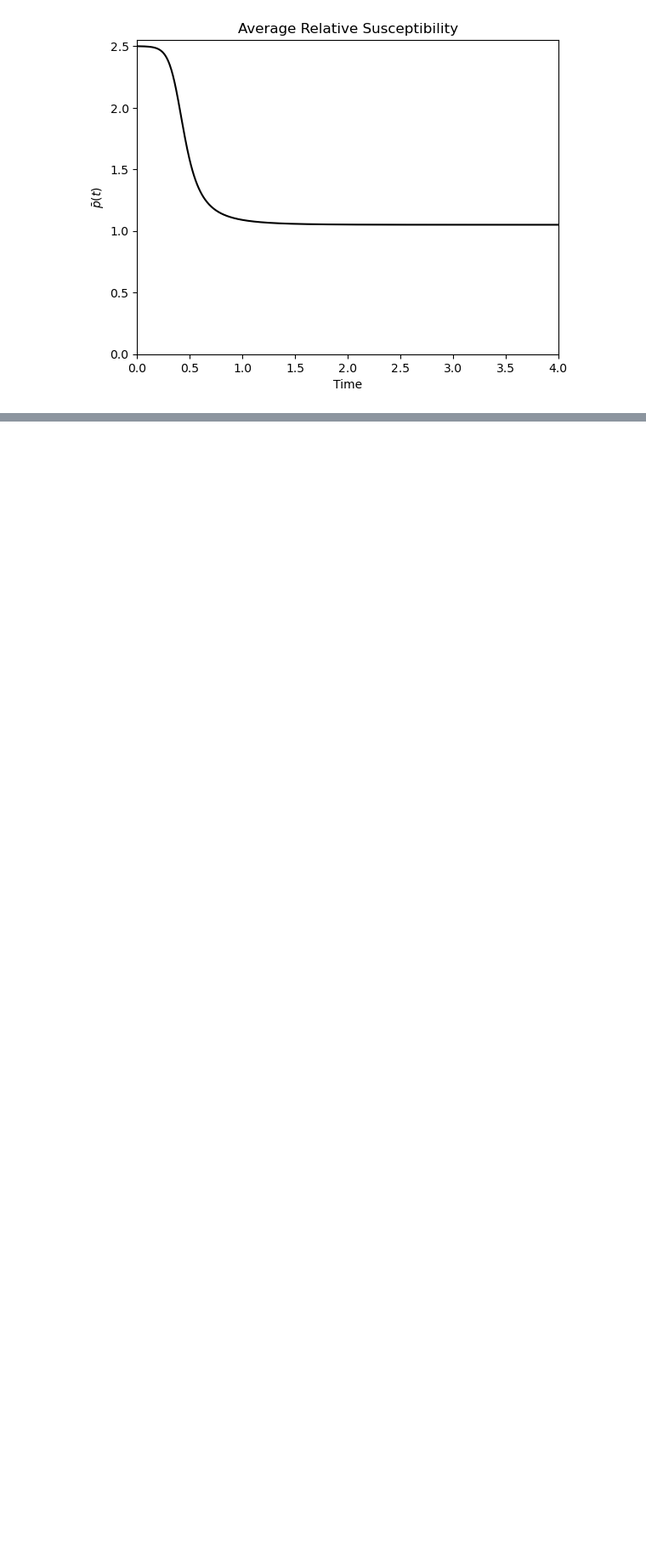
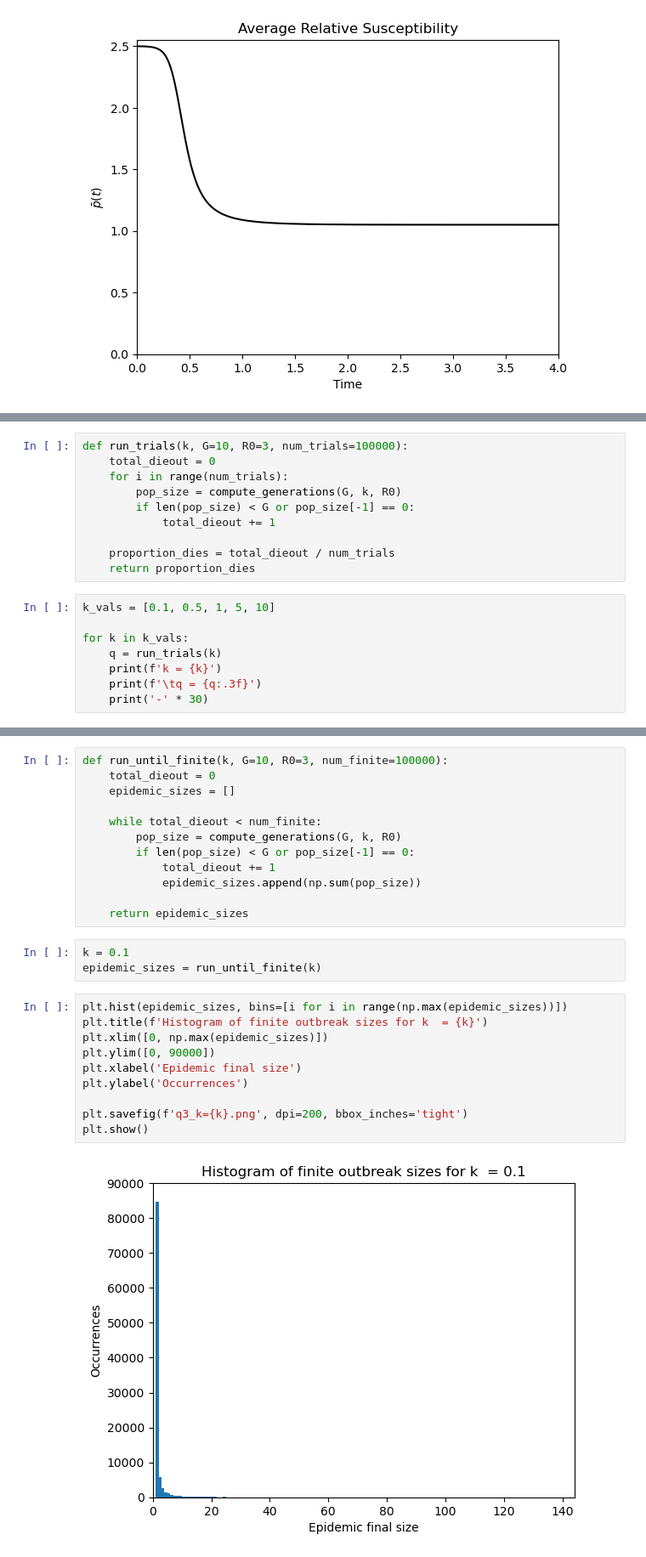
Before and after one commit to mbyers31/sp24-csci7000, a Jupyter notebook: homeworks/hw3.ipynb, the cells around one changed output, grey strips where cells are left out. Shown: that part at 85% size. Cells and saved outputs as stored; diff of their text form; blank space fills up the shorter version.

```diff
--- a/homeworks/hw3.ipynb
+++ b/homeworks/hw3.ipynb
@@ -155,0 +183,18 @@ plt.show()
+# %%
+def run_trials(k, G=10, R0=3, num_trials=100000):
+    total_dieout = 0
+    for i in range(num_trials):
+        pop_size = compute_generations(G, k, R0)
+        if len(pop_size) < G or pop_size[-1] == 0:
+            total_dieout += 1
+
+    proportion_dies = total_dieout / num_trials
+    return proportion_dies
+# %%
+k_vals = [0.1, 0.5, 1, 5, 10]
+
+for k in k_vals:
+    q = run_trials(k)
+    print(f'k = {k}')
+    print(f'\tq = {q:.3f}')
+    print('-' * 30)
@@ -155,0 +217,27 @@ plt.show()
+# %%
+def run_until_finite(k, G=10, R0=3, num_finite=100000):
+    total_dieout = 0
+    epidemic_sizes = []
+
+    while total_dieout < num_finite:
+        pop_size = compute_generations(G, k, R0)
+        if len(pop_size) < G or pop_size[-1] == 0:
+            total_dieout += 1
+            epidemic_sizes.append(np.sum(pop_size))
+
+    return epidemic_sizes
+# %%
+k = 0.1
+epidemic_sizes = run_until_finite(k)
+# %%
+plt.hist(epidemic_sizes, bins=[i for i in range(np.max(epidemic_sizes))])
+plt.title(f'Histogram of finite outbreak sizes for k  = {k}')
+plt.xlim([0, np.max(epidemic_sizes)])
+plt.ylim([0, 90000])
+plt.xlabel('Epidemic final size')
+plt.ylabel('Occurrences')
+
+plt.savefig(f'q3_k={k}.png', dpi=200, bbox_inches='tight')
+plt.show()
+# %% [output]
+[figure, added]
```
Also changed, not shown: parts of 8 cells of this notebook.
